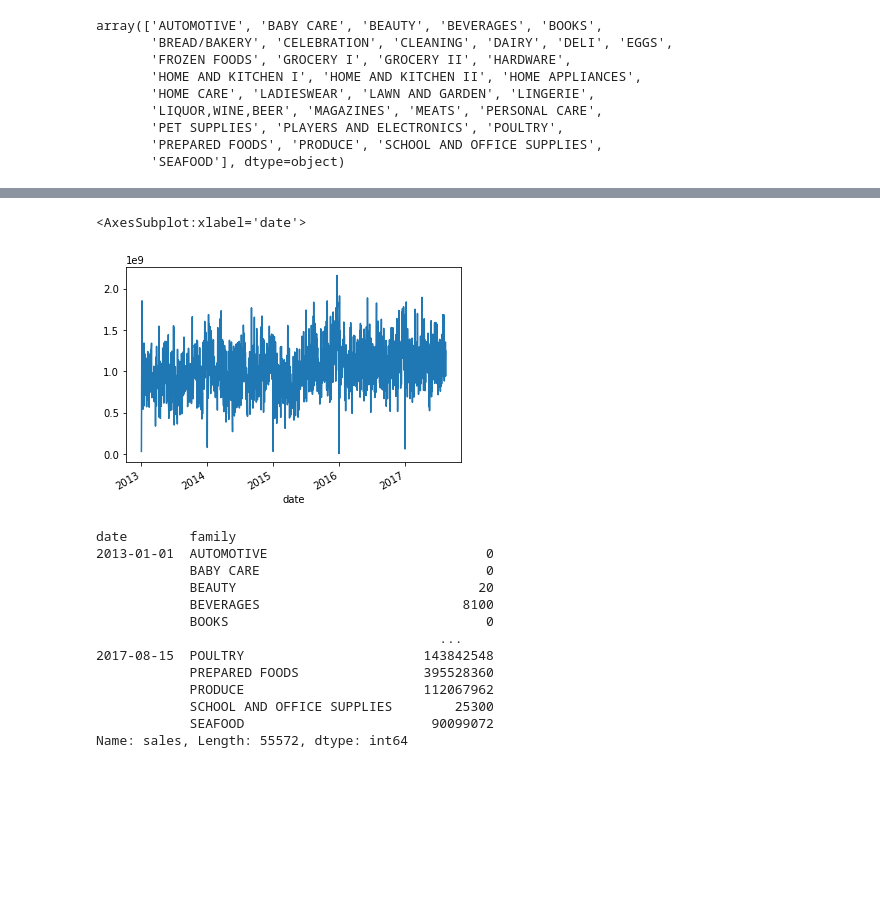
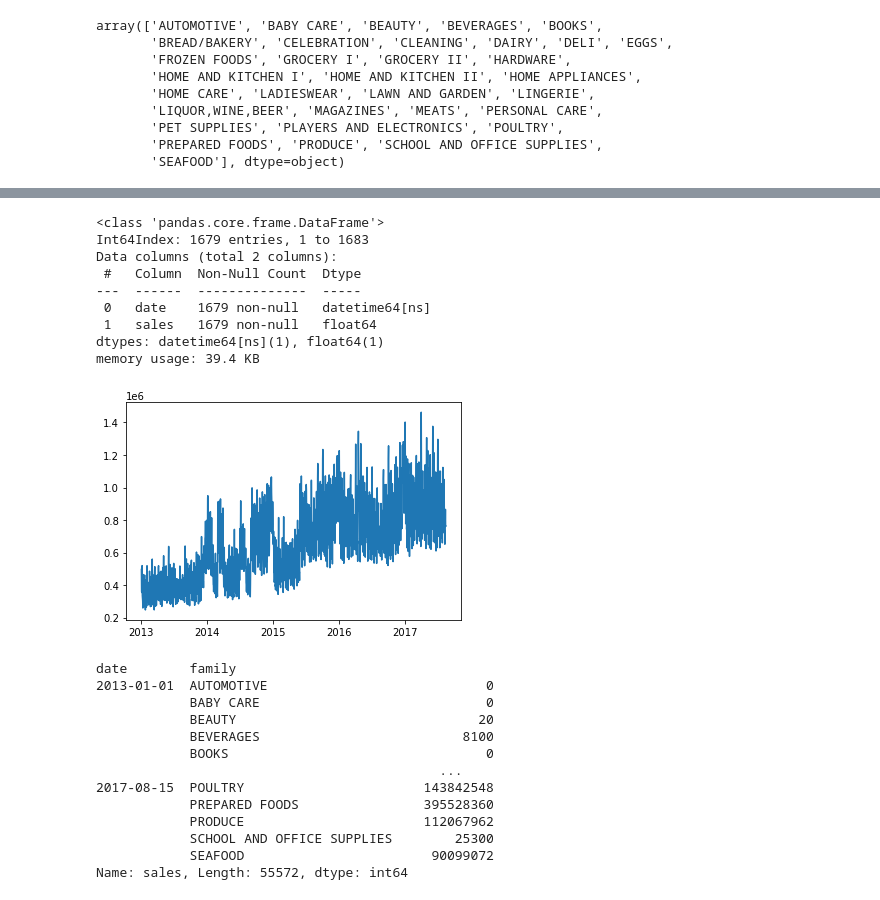
Before and after one commit to AndresFrancoG/SalesPrediction, a Jupyter notebook: dataExploration.ipynb, the cells around one changed output, grey strips where cells are left out. Cells and saved outputs as stored; diff of their text form; code cells hidden in the pictures; blank space fills up the shorter version.

```diff
--- a/dataExploration.ipynb
+++ b/dataExploration.ipynb
@@ -11,0 +11,3 @@ trainD = pd.read_csv('Data/train.csv',thousands='.',parse_dates=['date'])
+# %%
+trainD = pd.read_csv('Data/train.csv', parse_dates=['date'])
+trainD.info()
@@ -53,11 +69,21 @@ SCHOOL AND OFFICE SUPPLIES         2693160
 SEAFOOD                       198326012120
 Name: sales, dtype: int64
 # %%
-salesPdate = trainD.groupby('date')['sales'].sum()
-salesPdate.plot()
+salesPdate = trainD.groupby('date',as_index=False)['sales'].sum()
+salesPdate = salesPdate.drop(salesPdate[salesPdate.sales<50000].index)
+plt.plot(salesPdate['date'],salesPdate['sales'])
+salesPdate.info()
 # %% [output]
-<AxesSubplot:xlabel='date'>
+<class 'pandas.core.frame.DataFrame'>
+Int64Index: 1679 entries, 1 to 1683
+Data columns (total 2 columns):
+ #   Column  Non-Null Count  Dtype
+---  ------  --------------  -----
+ 0   date    1679 non-null   datetime64[ns]
+ 1   sales   1679 non-null   float64
+dtypes: datetime64[ns](1), float64(1)
+memory usage: 39.4 KB
-[figure, old version]
+[figure, new version]
 # %%
 trainD.groupby(['date','family'])['sales'].sum()
 # %% [output]
```
Also changed, not shown: parts of 4 cells of this notebook.
